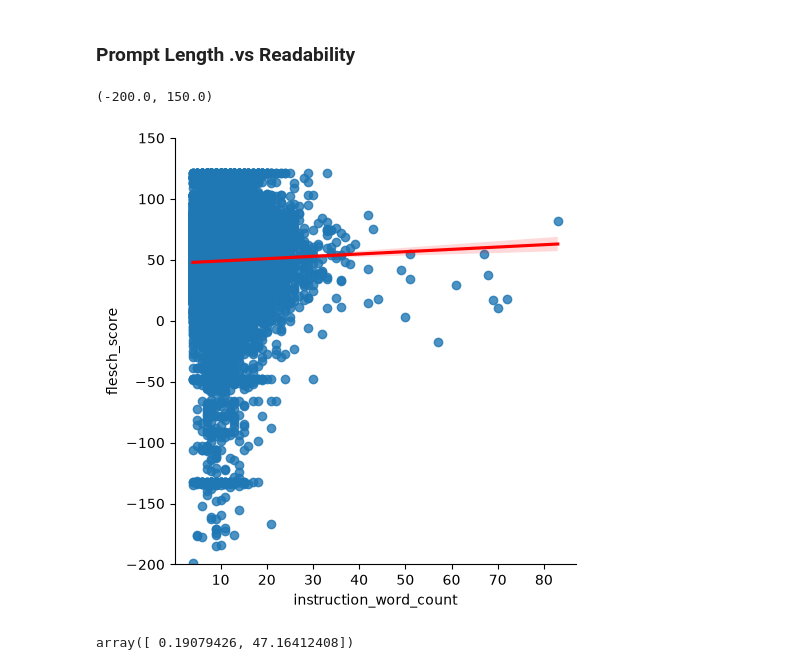
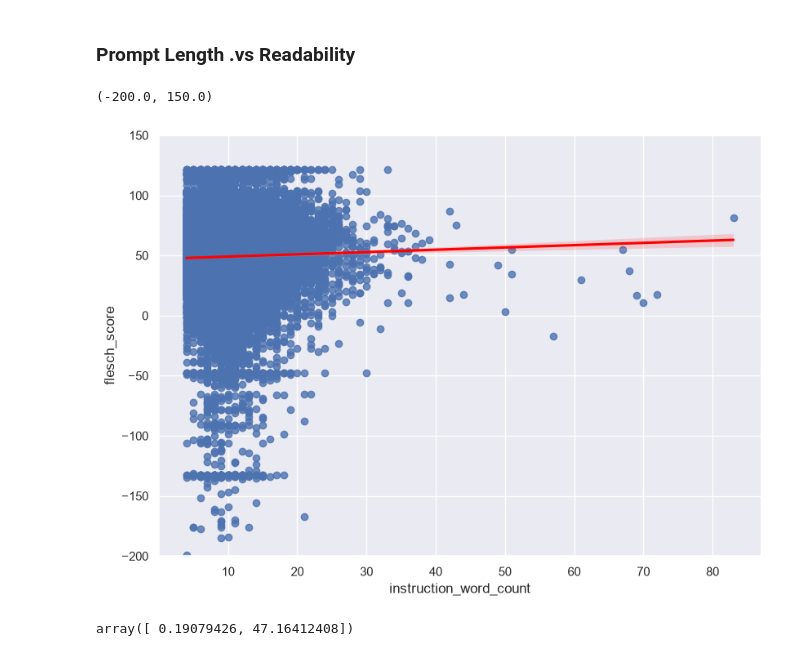
Before and after one commit to Shavkats/ChatGPT-Data-Analysis, a Jupyter notebook: chatGPT_data_analysis.ipynb, the cells around one changed output. Cells and saved outputs as stored; diff of their text form; code cells hidden in the pictures.

Commit message:
Changed Plotly charts with Matplotlib and Seaborn charts

```diff
--- a/chatGPT_data_analysis.ipynb
+++ b/chatGPT_data_analysis.ipynb
@@ -16,6 +16,8 @@ import plotly.express as px
 import matplotlib.pyplot as plt
 from wordcloud import WordCloud
 from nltk.corpus import stopwords
+# %%
+sns.set_theme(style="whitegrid", palette="deep")
 # %%
 # Loads data from the Hugging Face platform and saves it to a dataframe
 chatgpt_df = pd.read_parquet('hf://datasets/vicgalle/alpaca-gpt4/data/train-00000-of-00001-6ef3991c06080e14.parquet')
@@ -149,12 +191,13 @@ px.pie(chatgpt_df, names = 'readability_level', title='Readability level of Chat
 chatgpt_df['instruction_word_count'] = chatgpt_df['instruction'].apply(lambda x: len(x.split(' ')))
 # %%
 # Uses Seaborn's linear model plot - lmplot() that creates a scatter plot and overlays a linear regression model fit.
-sns.lmplot(data=chatgpt_df, x='instruction_word_count', y='flesch_score', line_kws={'color':'red'})
+
+sns.lmplot(data=chatgpt_df, x='instruction_word_count', y='flesch_score', line_kws={'color':'red'}, height=6, aspect=1.4)
 # Uses Matplotlib ylim() function to disregard extreme outliers
 plt.ylim(-200, 150)
 # %% [output]
 (-200.0, 150.0)
-[figure, old version]
+[figure, new version]
 # %%
 # Finds equation of the regression line using Numpy's polyfit()
 np.polyfit(chatgpt_df['instruction_word_count'], chatgpt_df['flesch_score'], 1)
```
Also changed, not shown: parts of 7 cells of this notebook, 1 other file.
